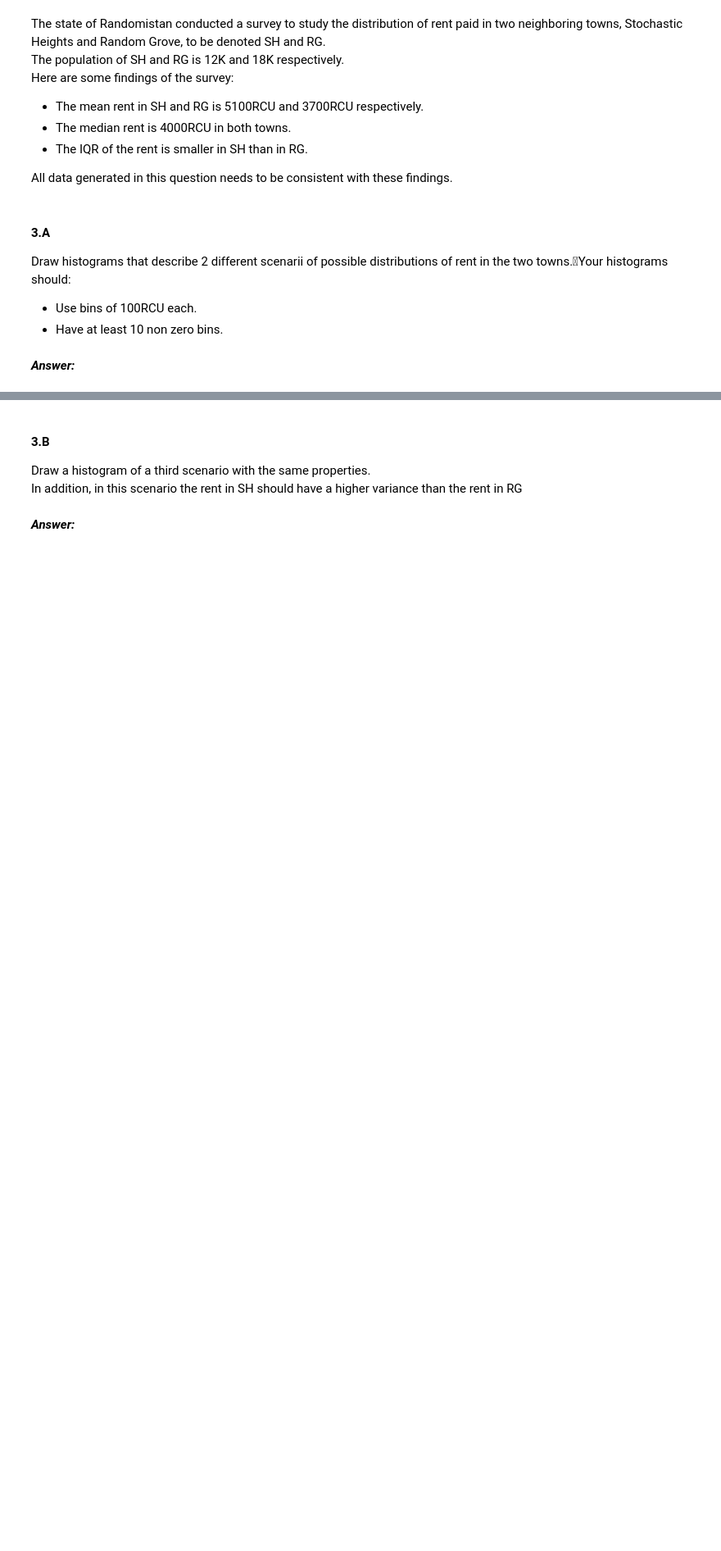
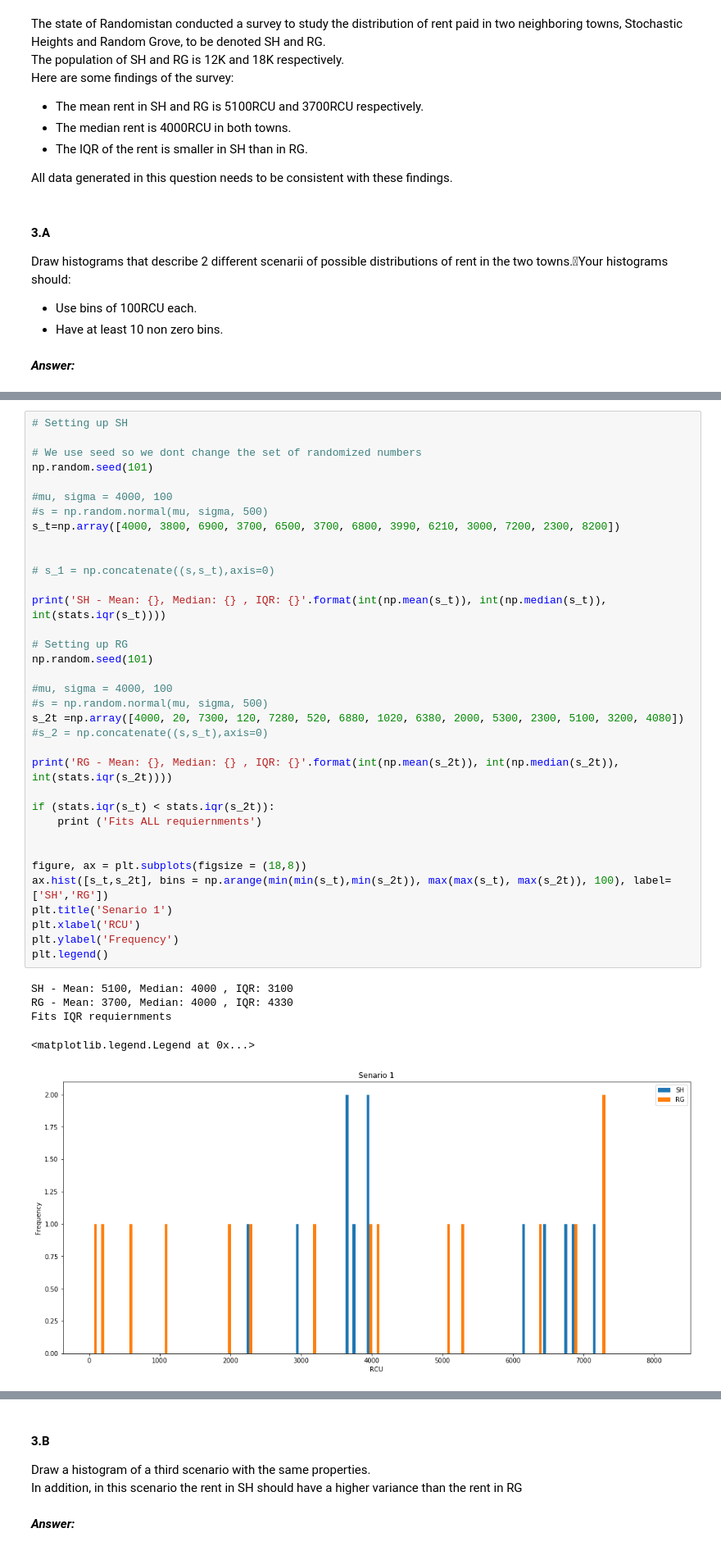
Before and after one commit to mayakerem/StatisticsDataAnalysis, a Jupyter notebook: HW1.ipynb, the cells around one changed output, grey strips where cells are left out. Shown at 82% size. Saved outputs shown, nothing was run; the diff lists cells and outputs as text; blank space fills up the shorter version.

```diff
--- a/HW1.ipynb
+++ b/HW1.ipynb
@@ -280,3 +218,44 @@ Fits IQR requiernments
+# %%
+# Setting up SH
+
+# We use seed so we dont change the set of randomized numbers
+np.random.seed(101)
+
+#mu, sigma = 4000, 100
+#s = np.random.normal(mu, sigma, 500)
+s_t=np.array([4000, 3800, 6900, 3700, 6500, 3700, 6800, 3990, 6210, 3000, 7200, 2300, 8200])
+
+
+# s_1 = np.concatenate((s,s_t),axis=0)
+
+print('SH - Mean: {}, Median: {} , IQR: {}'.format(int(np.mean(s_t)), int(np.median(s_t)), int(stats.iqr(s_t))))
+
+# Setting up RG
+np.random.seed(101)
+
+#mu, sigma = 4000, 100
+#s = np.random.normal(mu, sigma, 500)
+s_2t =np.array([4000, 20, 7300, 120, 7280, 520, 6880, 1020, 6380, 2000, 5300, 2300, 5100, 3200, 4080])
+#s_2 = np.concatenate((s,s_t),axis=0)
+
+print('RG - Mean: {}, Median: {} , IQR: {}'.format(int(np.mean(s_2t)), int(np.median(s_2t)), int(stats.iqr(s_2t))))
+
+if (stats.iqr(s_t) < stats.iqr(s_2t)):
+    print ('Fits ALL requiernments')
+
+
+figure, ax = plt.subplots(figsize = (18,8))
+ax.hist([s_t,s_2t], bins = np.arange(min(min(s_t),min(s_2t)), max(max(s_t), max(s_2t)), 100), label=['SH','RG'])
+plt.title('Senario 1')
+plt.xlabel('RCU')
+plt.ylabel('Frequency')
+plt.legend()
+# %% [output]
+SH - Mean: 5100, Median: 4000 , IQR: 3100
+RG - Mean: 3700, Median: 4000 , IQR: 4330
+Fits IQR requiernments
+<matplotlib.legend.Legend at 0x...>
+[figure, added]
 # %%
 # Senario 2
 # Setting up SH
```
Also changed, not shown: parts of 18 cells of this notebook.
